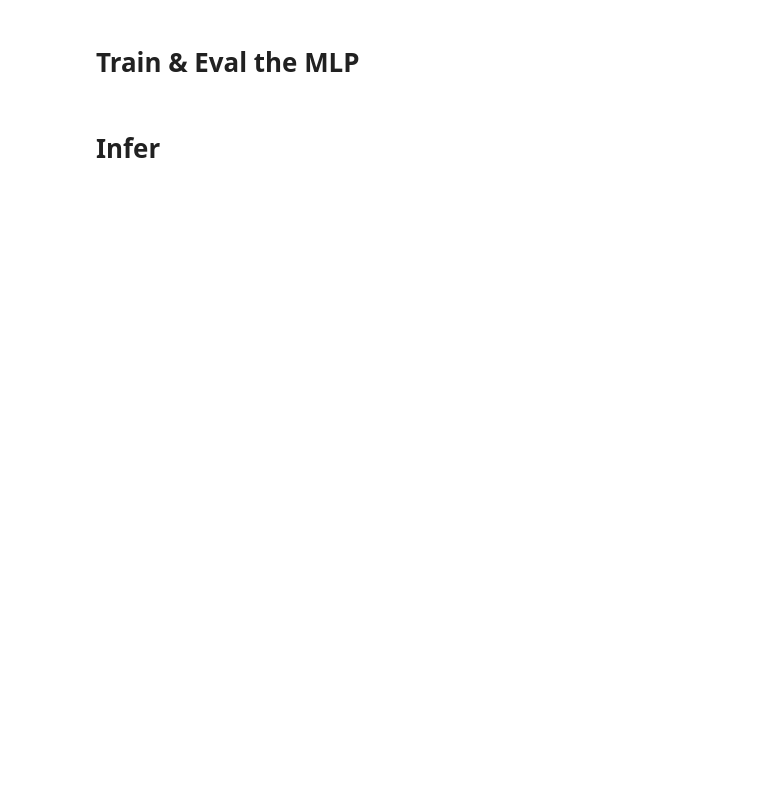
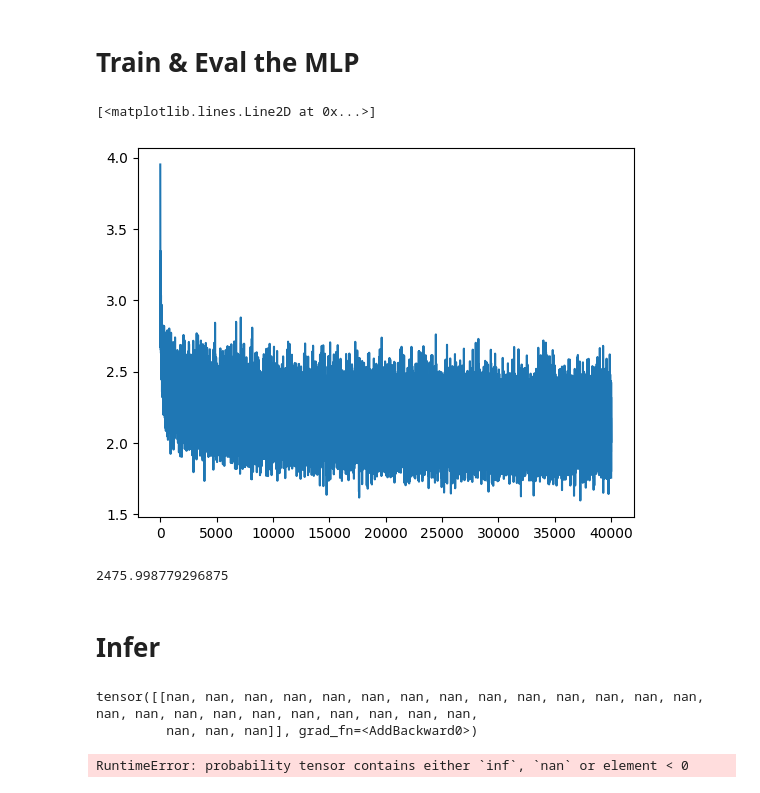
Before and after one commit to anby-dmr/makemore, a Jupyter notebook: notebook/lec3_activations_gradient_BN.ipynb, the cells around one changed output. Saved outputs shown, nothing was run; the diff lists cells and outputs as text; code cells hidden in the pictures; blank space fills up the shorter version.

Commit message:
Lec3 all visualizations finished and discussed. Still some bugs in BN inference.

```diff
--- a/notebook/lec3_activations_gradient_BN.ipynb
+++ b/notebook/lec3_activations_gradient_BN.ipynb
@@ -232,15 +212,15 @@ def get_params(layers):
     return param_list
 # %%
 def train_MLP(X, Y, embed, layers, batch_size, epochs, lr):
-    embed.requires_grad = True
-    param_list = get_params(layers)
+    param_list = [embed]
+    param_list.extend(get_params(layers))
     for param in param_list:
         param.requires_grad = True
 
     loss_list = []
+    update_ratio = []
     for epoch in range(epochs):
         # Zero out the grad
-        embed.grad = None
         for param in param_list:
             param.grad = None
 
@@ -263,17 +243,22 @@ def train_MLP(X, Y, embed, layers, batch_size, epochs, lr):
         loss.backward()
         loss_list.append(loss.item())
 
+        # Record ratio to visualize
+        with torch.no_grad(): # no_grad()
+            update_ratio.append([((lr * param.grad).std() / param.data.std()).log10().item() for param in param_list]) # log10.item()
+
         # Update params (Use tensor.data, because leaf tensor cannot do in-place operations)
-        embed.data += -lr * embed.grad
         for param in param_list:
             param.data += -lr * param.grad
 
-    return loss_list
+    return loss_list, update_ratio
 
-chunk = 3
-embedding_size = 10
-embed = get_embedding(embedding_size)
-layers = get_MLP(chunk, embedding_size, [100, 100, 100, 100, 100], BN=True)
-# weight_init(layers)
-loss_list = train_MLP(Xt, Yt, embed, layers, 64, 1, 0.1)
-plt.plot(loss_list)
+# chunk = 3
+# embedding_size = 10
+# embed = get_embedding(embedding_size)
+# layers = get_MLP(chunk, embedding_size, [100, 100, 100, 100, 100], BN=False)
+# param_list = [embed]
+# param_list.extend(get_params(layers))
+# weight_init(layers, gain=5/3)
+# loss_list, update_ratio = train_MLP(Xt, Yt, embed, layers, 64, 5000, 0.1)
+# plt.plot(loss_list)
@@ -346,3 +385,18 @@ lr = 0.1
+# %%
+chunk = 3
+embedding_size = 10
+embed = get_embedding(embedding_size)
+layers = get_MLP(chunk, embedding_size, [100, 100, 100, 100, 100], BN=True)
+param_list = [embed]
+param_list.extend(get_params(layers))
+weight_init(layers, gain=5/3)
+
+batch_size = 64
+epochs = 40000
+lr = 0.1
 # %%
-loss_list = train_MLP(Xt, Yt, embed, Ws, bs, batch_size, 50000, 0.01)
+loss_list, update_ratio = train_MLP(Xt, Yt, embed, layers, batch_size, epochs, lr)
 plt.plot(loss_list)
+# %% [output]
+[<matplotlib.lines.Line2D at 0x...>]
+[figure, added]
@@ -349,14 +413,16 @@ plt.plot(loss_list)
 # %%
-dev_MLP(Xdev, Ydev, embed, Ws, bs)
+dev_MLP(Xdev, Ydev, embed, layers)
+# %% [output]
+2475.998779296875
 # %% [markdown]
 # Infer
 # %%
-def infer_names(num, embed, Ws, bs): # Cant infer in parallel
+def infer_names(num, embed, layers): # Cant infer in parallel
     for i in range(num):
         result = []
         xx = [0] * chunk
         while True:
-            logits = go_through(torch.tensor(xx).unsqueeze(0), embed, Ws, bs)
+            logits = go_through(torch.tensor(xx).unsqueeze(0), embed, layers)
             probs = logits.exp() / logits.exp().sum(dim=1)
             next_token = torch.multinomial(probs[0], num_samples=1)
             result.append(next_token.item())
@@ -366,4 +432,8 @@ def infer_names(num, embed, Ws, bs): # Cant infer in parallel
         result = [itos[char] for char in result]
         print(''.join(result))
 
-infer_names(2, embed, Ws, bs)
+infer_names(2, embed, layers)
+# %% [output]
+tensor([[nan, nan, nan, nan, nan, nan, nan, nan, nan, nan, nan, nan, nan, nan, nan, nan, nan, nan, nan, nan, nan, nan, nan, nan,
+         nan, nan, nan]], grad_fn=<AddBackward0>)
+RuntimeError: probability tensor contains either `inf`, `nan` or element < 0
```
Also changed, not shown: parts of 20 cells of this notebook, 9 other files.
